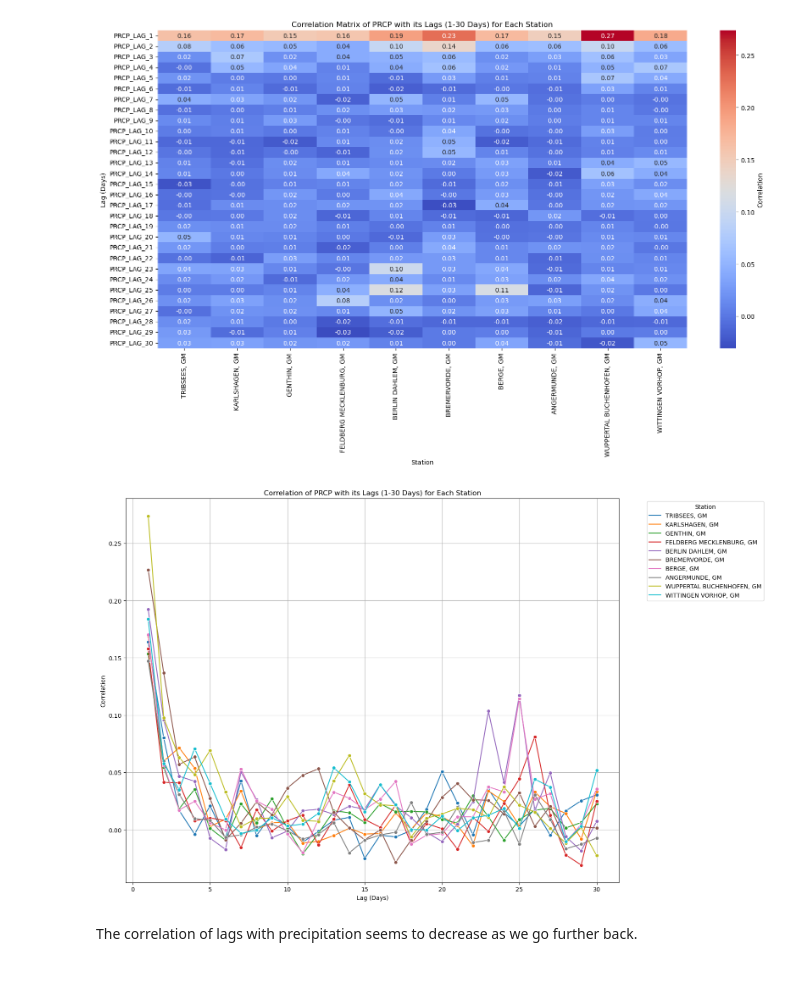
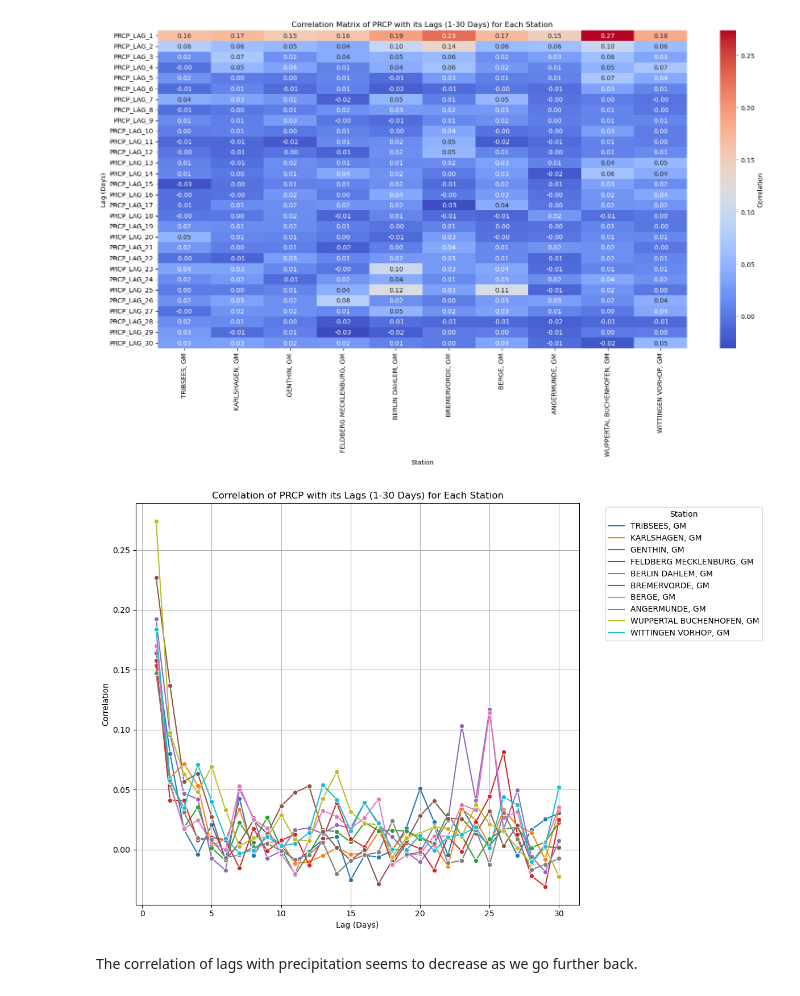
Before and after one commit to ayushprd/predicting-precipitation, a Jupyter notebook: notebooks/ExploringData.ipynb, the cells around one changed output. Saved outputs shown, nothing was run; the diff lists cells and outputs as text; code cells hidden in the pictures.

```diff
--- a/notebooks/ExploringData.ipynb
+++ b/notebooks/ExploringData.ipynb
@@ -175,20 +204,22 @@ plt.show()
 # %% [output]
 [figure]
 # %%
-correlation_df = correlation_df.reset_index().melt(id_vars='index', var_name='Station', value_name='Correlation')
-correlation_df.rename(columns={'index': 'Lag'}, inplace=True)
-correlation_df['Lag'] = correlation_df['Lag'].str.extract('(\d+)').astype(int)
+correlation_df = correlation_df.reset_index().melt(
+    id_vars="index", var_name="Station", value_name="Correlation"
+)
+correlation_df.rename(columns={"index": "Lag"}, inplace=True)
+correlation_df["Lag"] = correlation_df["Lag"].str.extract("(\d+)").astype(int)
 
-plt.figure(figsize=(16, 10))
-sns.lineplot(data=correlation_df, x='Lag', y='Correlation', hue='Station', marker='o')
-plt.title('Correlation of PRCP with its Lags (1-30 Days) for Each Station')
-plt.xlabel('Lag (Days)')
-plt.ylabel('Correlation')
-plt.legend(title='Station', bbox_to_anchor=(1.05, 1), loc='upper left')
+plt.figure(figsize=(12, 8))
+sns.lineplot(data=correlation_df, x="Lag", y="Correlation", hue="Station", marker="o")
+plt.title("Correlation of PRCP with its Lags (1-30 Days) for Each Station")
+plt.xlabel("Lag (Days)")
+plt.ylabel("Correlation")
+plt.legend(title="Station", bbox_to_anchor=(1.05, 1), loc="upper left")
 plt.grid(True)
 plt.tight_layout()
 plt.show()
 # %% [output]
-[figure, old version]
+[figure, new version]
 # %% [markdown]
 The correlation of lags with precipitation seems to decrease as we go further back.
```
Also changed, not shown: parts of 7 cells of this notebook, 6 other files.
